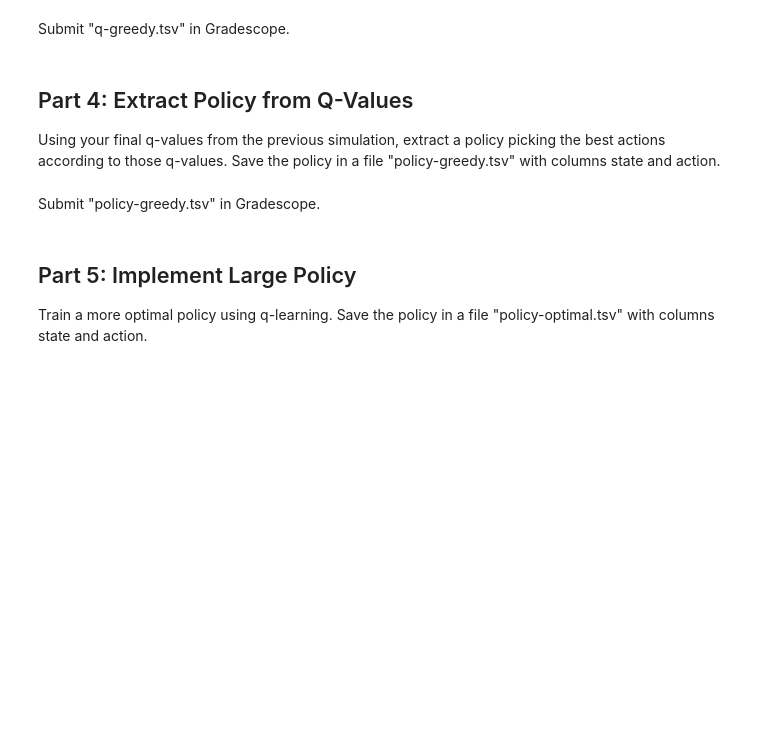
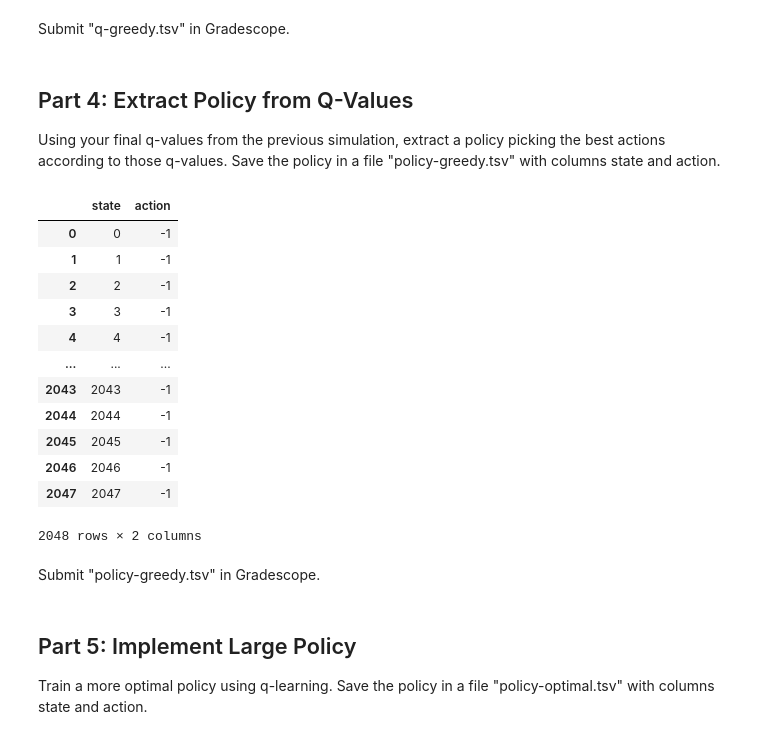
Before and after one commit to veniola/dx704-project-08, a Jupyter notebook: dx704-project-08.ipynb, the cells around one changed output. Saved outputs shown, nothing was run; the diff lists cells and outputs as text; code cells hidden in the pictures; blank space fills up the shorter version.

```diff
--- a/dx704-project-08.ipynb
+++ b/dx704-project-08.ipynb
@@ -270,3 +359,44 @@ Save the policy in a file "policy-greedy.tsv" with columns state and action.
+# %%
+# ======================================
+# Part 4: Extract Policy from Q-Values
+# ======================================
+policy = {}
+for state in range(num_states):
+    best_action = int(np.argmax(q_values[state])) - 1
+    policy[state] = best_action
+
+# Print the extracted policy
+# for state, action in policy.items():
+    # print(f"State: {state}, Best Action: {action}")
+
+
+# ==================================================
+# Save policy to TSV file named 'policy-greedy.tsv'
+# ==================================================
+policy_greedy_df = pd.DataFrame({
+    "state": list(policy.keys()),
+    "action": list(policy.values())
+    })
+
+# print(policy_greedy_df)
+
+# Save file
+policy_greedy_df.to_csv("policy-greedy.tsv", sep="\t", index=False)
+policy_greedy_df
+# %% [output]
+|  | state | action |
+| 0 | 0 | -1 |
+| 1 | 1 | -1 |
+| 2 | 2 | -1 |
+| 3 | 3 | -1 |
+| 4 | 4 | -1 |
+| ... | ... | ... |
+| 2043 | 2043 | -1 |
+| 2044 | 2044 | -1 |
+| 2045 | 2045 | -1 |
+| 2046 | 2046 | -1 |
+| 2047 | 2047 | -1 |
+2048 rows × 2 columns
 # %% [markdown]
 Submit "policy-greedy.tsv" in Gradescope.
 # %% [markdown]
```
Also changed, not shown: parts of 15 cells of this notebook, 4 other files.
